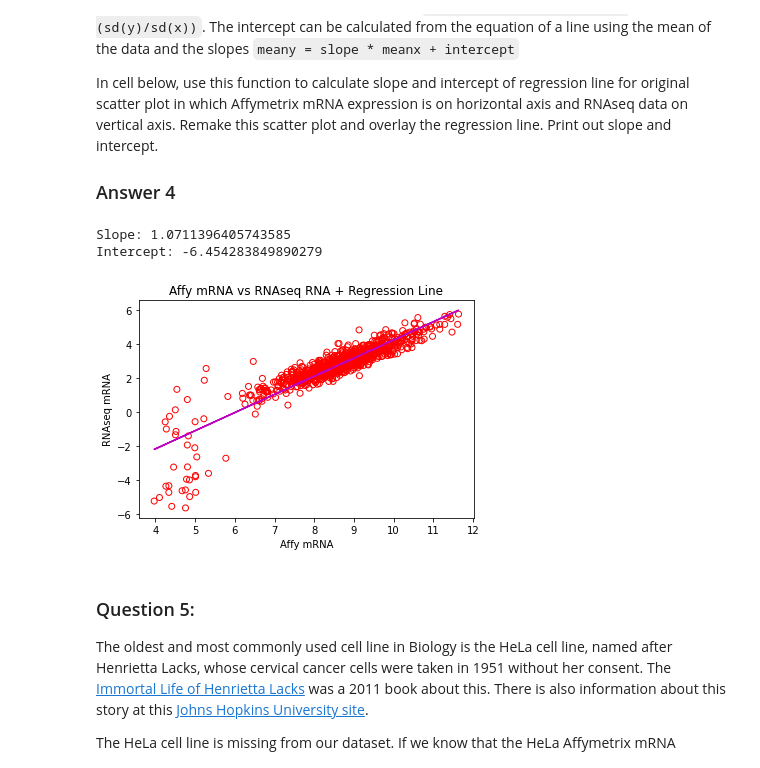
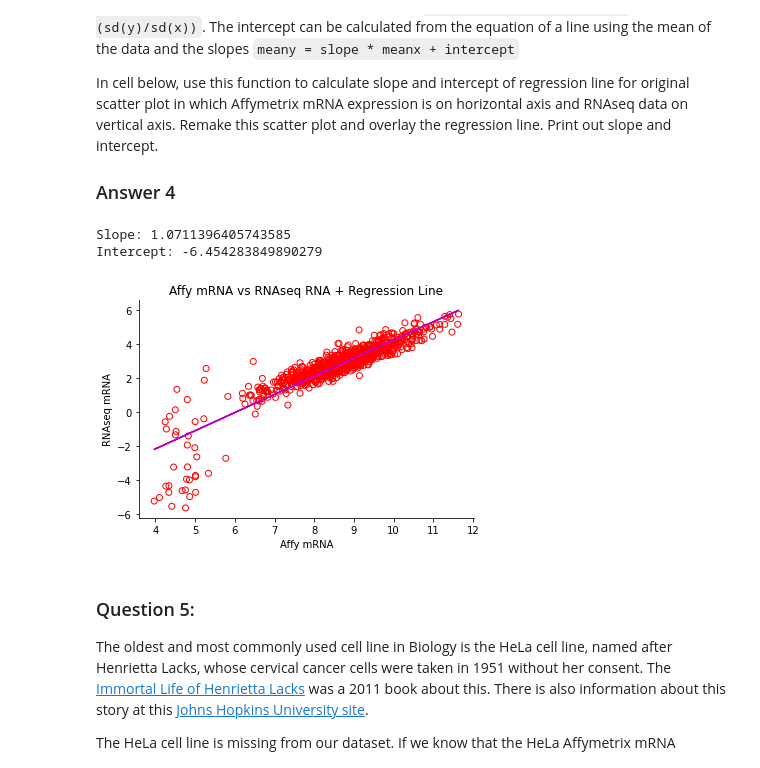
Before and after one commit to symmetricK/pten, a Jupyter notebook: hw08_alvarez.ipynb, the cells around one changed output. Cells and saved outputs as stored; diff of their text form; code cells hidden in the pictures.

```diff
--- a/hw08_alvarez.ipynb
+++ b/hw08_alvarez.ipynb
@@ -127,23 +146,26 @@ Print out slope and intercept.
 # %%
 # Answer 4
 correlation = regression_fxns.calc_corrcoef_from_standardized_input(affy_stdu,rnaseq_stdu)
 regression = regression_fxns.get_regression_parameters(pten_df['mRNA Expression (Affy)'],pten_df['mRNA Expression (RNAseq)'])
 
 slope = regression[0]
 intercept = regression[1]
 
 fig=plt.figure()
 plt.scatter(pten_df['mRNA Expression (Affy)'],pten_df['mRNA Expression (RNAseq)'],facecolors='none',edgecolors='r')
 plt.xlabel('Affy mRNA')
 plt.ylabel('RNAseq mRNA')
 plt.title('Affy mRNA vs RNAseq RNA + Regression Line')
 plt.plot(pten_df['mRNA Expression (Affy)'],slope*pten_df['mRNA Expression (Affy)']+intercept,color='m')
 print('Slope: '+str(slope))
 print('Intercept: '+str(intercept))
+ax = plt.gca()
+ax.spines['right'].set_visible(False)
+ax.spines['top'].set_visible(False)
 # %% [output]
 Slope: 1.0711396405743585
 Intercept: -6.454283849890279
-[figure, old version]
+[figure, new version]
 # %% [markdown]
 ### Question 5:
 
```
Also changed, not shown: parts of 4 cells of this notebook.
